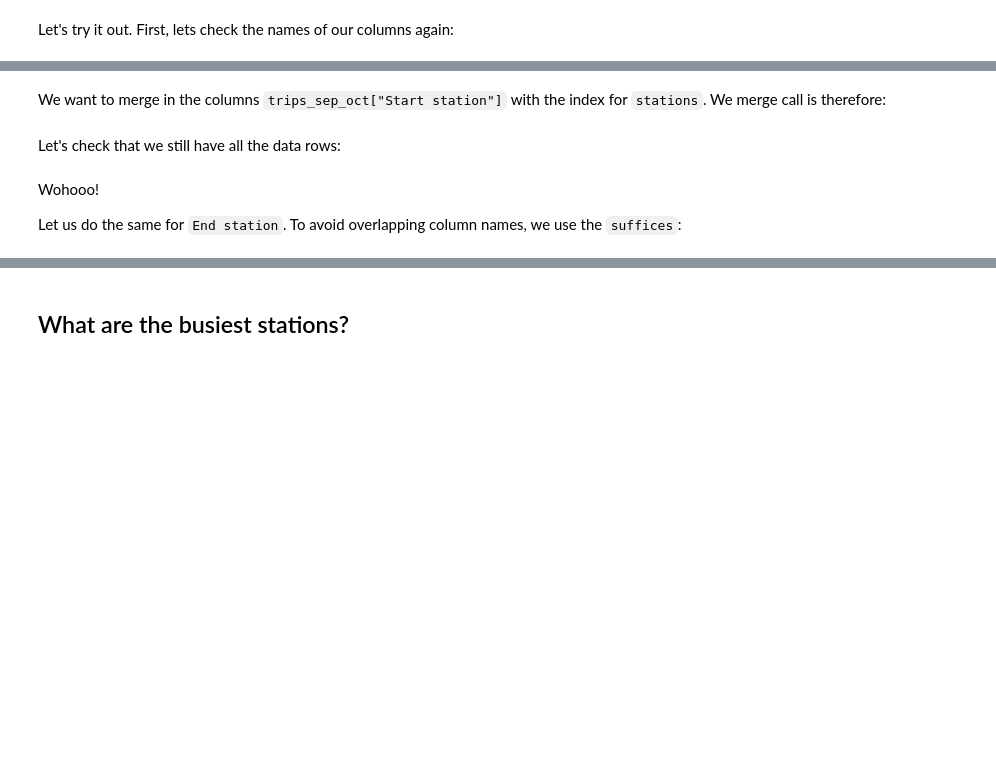
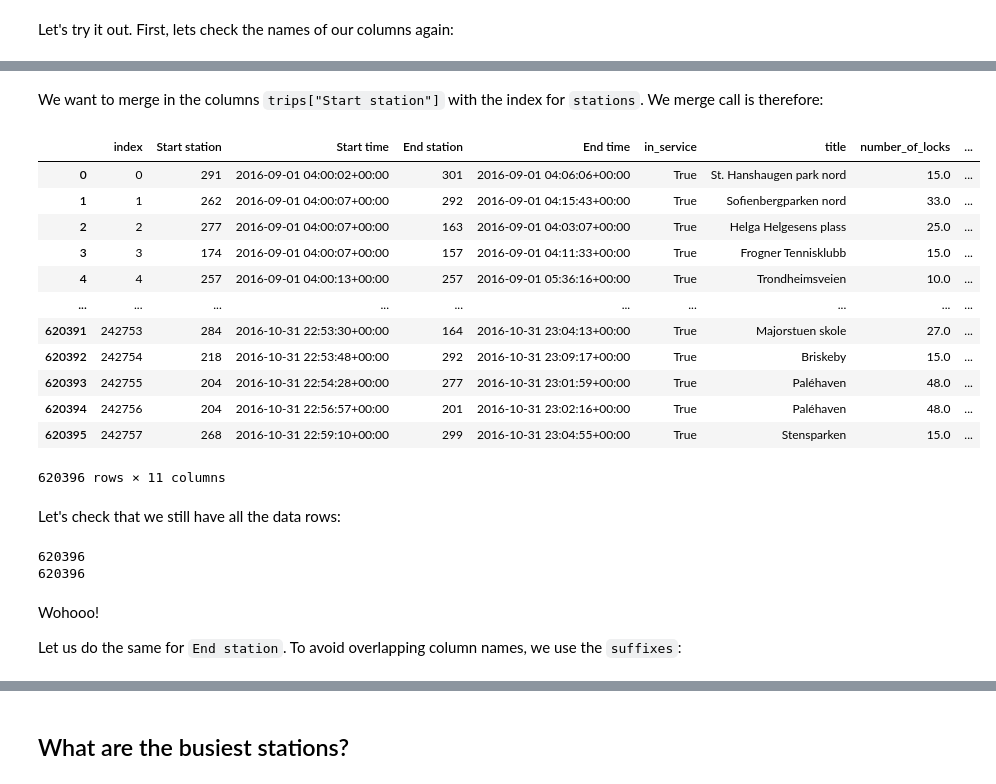
Before and after one commit to UiO-IN3110/UiO-IN3110.github.io, a Jupyter notebook: lectures/10-pandas/Pandas.ipynb, the cells around one changed output, grey strips where cells are left out. Cells and saved outputs as stored; diff of their text form; code cells hidden in the pictures; blank space fills up the shorter version.

```diff
--- a/lectures/10-pandas/Pandas.ipynb
+++ b/lectures/10-pandas/Pandas.ipynb
@@ -822,10 +686,14 @@ trips["Start time"].min(), trips["Start time"].max()
 # %% [markdown]
 Let us load the data for September 2016:
 # %%
-trips_sep = pd.read_csv('data/bysykkel/trips-2016.9.1-2016.9.30.csv',
-                         sep=',',
-                         parse_dates=['Start time', 'End time'],
-                         date_parser=lambda col: pd.to_datetime(col, utc=True))
+trips_sep = pd.read_csv(
+    "data/bysykkel/trips-2016.9.1-2016.9.30.csv",
+    sep=",",
+    parse_dates=["Start time", "End time"],
+    date_parser=lambda col: pd.to_datetime(col, utc=True),
+)
+# perform transform to ensure we have integer stations
+trips_sep = trips_sep.dropna().astype({"End station": int})
 # %% [markdown]
 ## Concatenating DataFrames 2/2
 # %% [markdown]
@@ -1036,15 +1054,34 @@ print(stations.dtypes)
 # %% [markdown]
-We want to merge in the columns `trips_sep_oct["Start station"]` with the index for `stations`. We merge call is therefore:
+We want to merge in the columns `trips["Start station"]` with the index for `stations`. We merge call is therefore:
 # %%
-merged_bike_stats = pd.merge(trips_sep_oct, stations, how='left', left_on="Start station", right_index=True)
+merged_bike_stats = pd.merge(
+    trips, stations, how="left", left_on="Start station", right_index=True
+)
 merged_bike_stats
+# %% [output]
+|  | index | Start station | Start time | End station | End time | in_service | title | number_of_locks | ... |
+| 0 | 0 | 291 | 2016-09-01 04:00:02+00:00 | 301 | 2016-09-01 04:06:06+00:00 | True | St. Hanshaugen park nord | 15.0 | ... |
+| 1 | 1 | 262 | 2016-09-01 04:00:07+00:00 | 292 | 2016-09-01 04:15:43+00:00 | True | Sofienbergparken nord | 33.0 | ... |
+| 2 | 2 | 277 | 2016-09-01 04:00:07+00:00 | 163 | 2016-09-01 04:03:07+00:00 | True | Helga Helgesens plass | 25.0 | ... |
+| 3 | 3 | 174 | 2016-09-01 04:00:07+00:00 | 157 | 2016-09-01 04:11:33+00:00 | True | Frogner Tennisklubb | 15.0 | ... |
+| 4 | 4 | 257 | 2016-09-01 04:00:13+00:00 | 257 | 2016-09-01 05:36:16+00:00 | True | Trondheimsveien | 10.0 | ... |
+| ... | ... | ... | ... | ... | ... | ... | ... | ... | ... |
+| 620391 | 242753 | 284 | 2016-10-31 22:53:30+00:00 | 164 | 2016-10-31 23:04:13+00:00 | True | Majorstuen skole | 27.0 | ... |
+| 620392 | 242754 | 218 | 2016-10-31 22:53:48+00:00 | 292 | 2016-10-31 23:09:17+00:00 | True | Briskeby | 15.0 | ... |
+| 620393 | 242755 | 204 | 2016-10-31 22:54:28+00:00 | 277 | 2016-10-31 23:01:59+00:00 | True | Paléhaven | 48.0 | ... |
+| 620394 | 242756 | 204 | 2016-10-31 22:56:57+00:00 | 201 | 2016-10-31 23:02:16+00:00 | True | Paléhaven | 48.0 | ... |
+| 620395 | 242757 | 268 | 2016-10-31 22:59:10+00:00 | 299 | 2016-10-31 23:04:55+00:00 | True | Stensparken | 15.0 | ... |
+620396 rows × 11 columns
 # %% [markdown]
 Let's check that we still have all the data rows:
 # %%
 print(len(merged_bike_stats))
-print(len(trips_sep_oct))
+print(len(trips))
+# %% [output]
+620396
+620396
 # %% [markdown]
 Wohooo!
 
-Let us do the same for `End station`. To avoid overlapping column names, we use the `suffices`:
+Let us do the same for `End station`. To avoid overlapping column names, we use the `suffixes`:
 # %%
```
Also changed, not shown: parts of 104 cells of this notebook, 1 other file.
